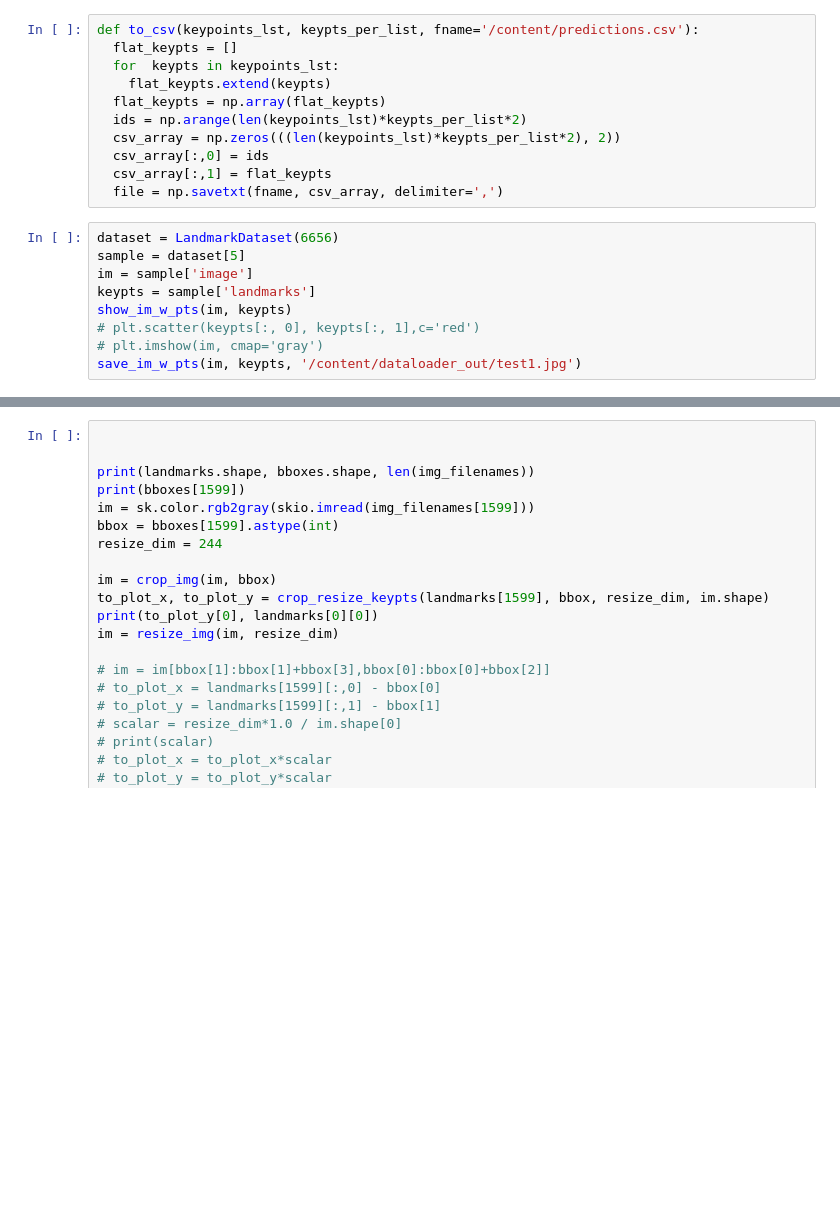
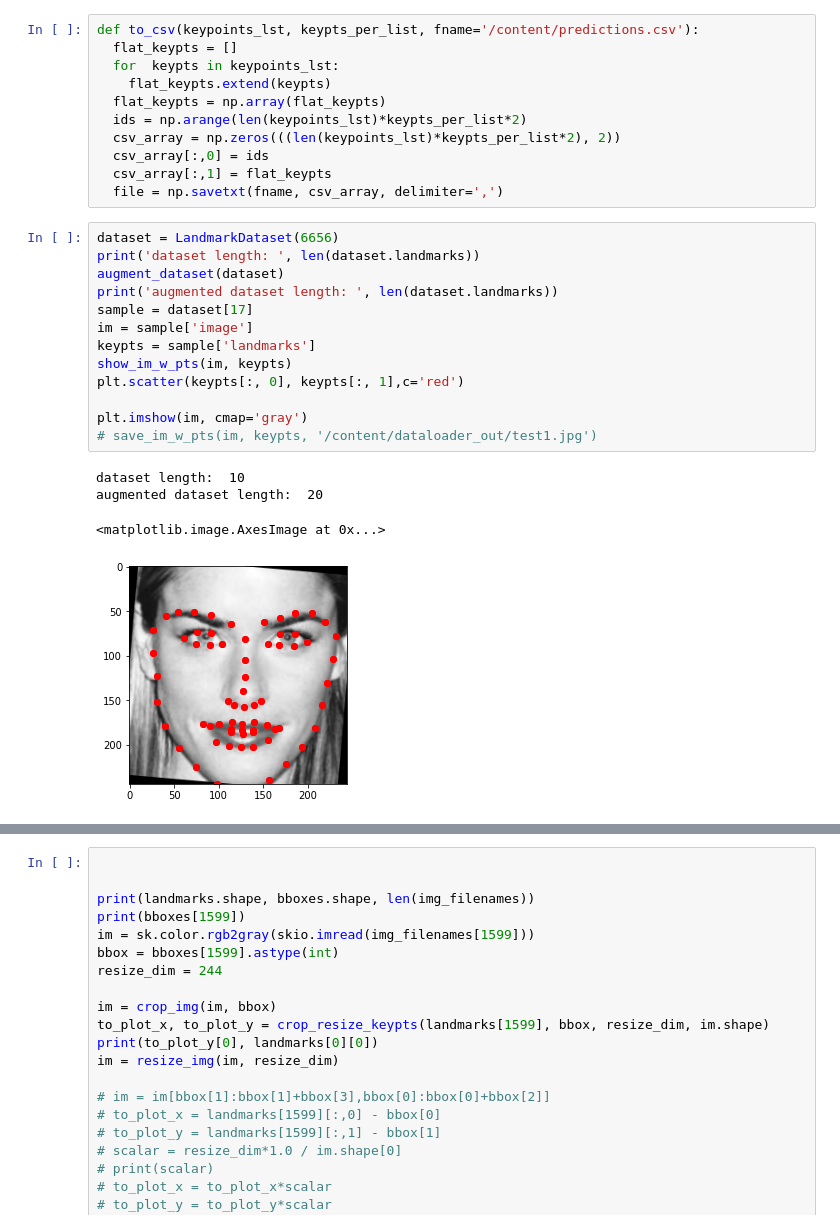
Before and after one commit to sinood/cs194-26_proj4_p3, a Jupyter notebook: cs192_26_proj4.ipynb, the cells around one changed output, grey strips where cells are left out. Cells and saved outputs as stored; diff of their text form; blank space fills up the shorter version.

```diff
--- a/cs192_26_proj4.ipynb
+++ b/cs192_26_proj4.ipynb
@@ -162,12 +266,21 @@ def to_csv(keypoints_lst, keypts_per_list, fname='/content/predictions.csv'):
   file = np.savetxt(fname, csv_array, delimiter=',')
 # %%
 dataset = LandmarkDataset(6656)
-sample = dataset[5]
+print('dataset length: ', len(dataset.landmarks))
+augment_dataset(dataset)
+print('augmented dataset length: ', len(dataset.landmarks))
+sample = dataset[17]
 im = sample['image']
 keypts = sample['landmarks']
 show_im_w_pts(im, keypts)
-# plt.scatter(keypts[:, 0], keypts[:, 1],c='red')
-# plt.imshow(im, cmap='gray')
-save_im_w_pts(im, keypts, '/content/dataloader_out/test1.jpg')
+plt.scatter(keypts[:, 0], keypts[:, 1],c='red')
+
+plt.imshow(im, cmap='gray')
+# save_im_w_pts(im, keypts, '/content/dataloader_out/test1.jpg')
+# %% [output]
+dataset length:  10
+augmented dataset length:  20
+<matplotlib.image.AxesImage at 0x...>
+[figure, added]
 # %%
 # dataset = LandmarkDataset(6656)
```
Also changed, not shown: parts of 11 cells of this notebook.
